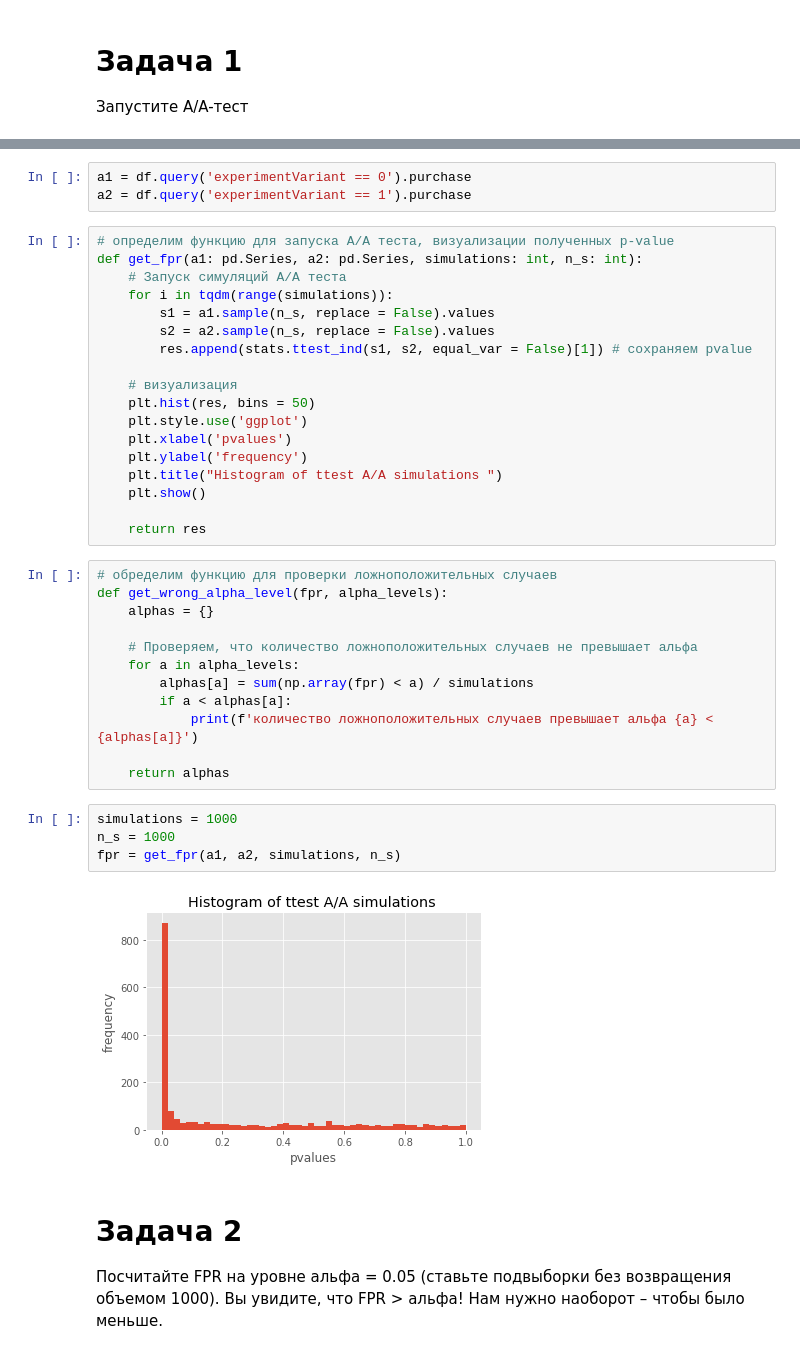
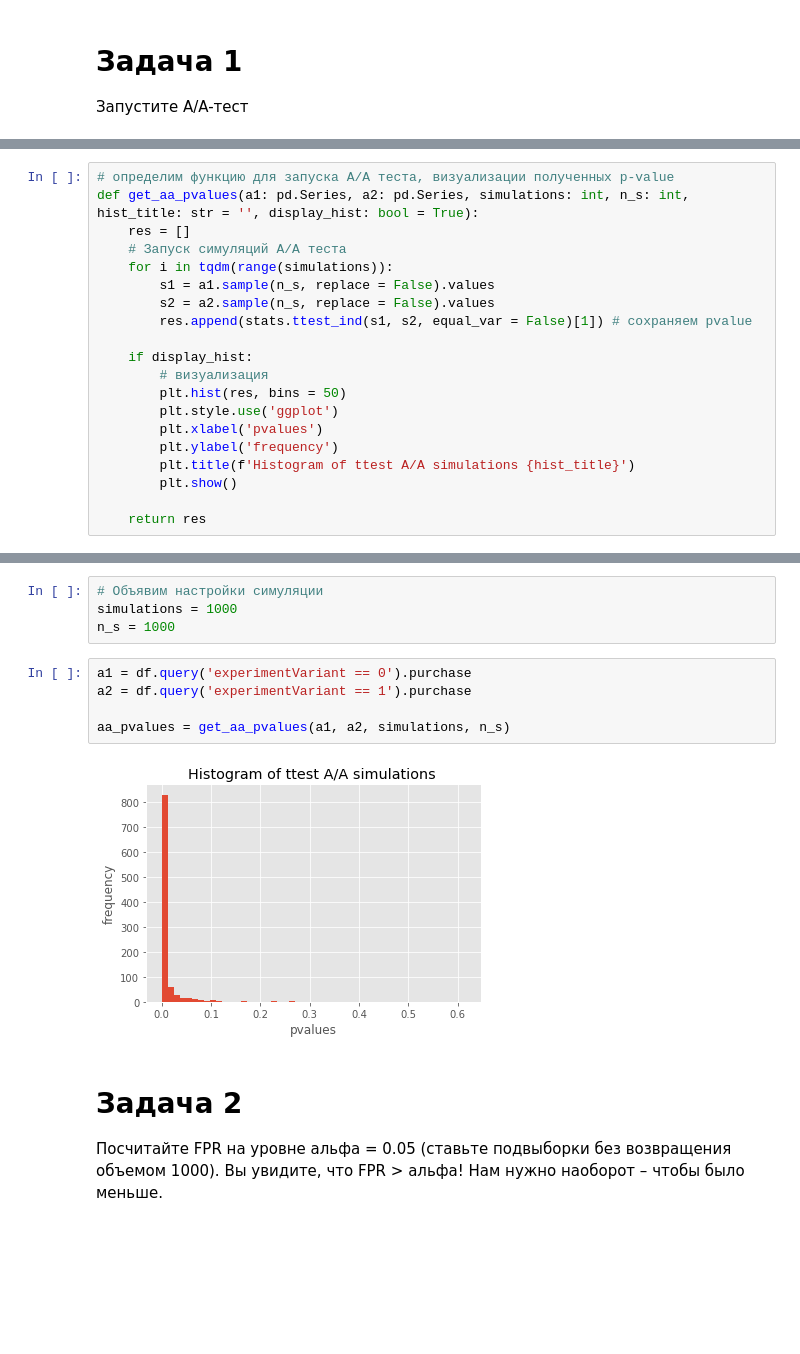
Before and after one commit to PavelSyr/da_karpov.cources, a Jupyter notebook: analitycs/05_statistics/10_AA_tests/mini_project/kc_da23_statistics_05_lesson_10.ipynb, the cells around one changed output, grey strips where cells are left out. Saved outputs shown, nothing was run; the diff lists cells and outputs as text; blank space fills up the shorter version.

```diff
--- a/analitycs/05_statistics/10_AA_tests/mini_project/kc_da23_statistics_05_lesson_10.ipynb
+++ b/analitycs/05_statistics/10_AA_tests/mini_project/kc_da23_statistics_05_lesson_10.ipynb
@@ -49,0 +51,20 @@ purchase(int64) : 2 : [0 1]
+# %%
+# определим функцию для запуска A/A теста, визуализации полученных p-value
+def get_aa_pvalues(a1: pd.Series, a2: pd.Series, simulations: int, n_s: int, hist_title: str = '', display_hist: bool = True):
+    res = []
+    # Запуск симуляций A/A теста
+    for i in tqdm(range(simulations)):
+        s1 = a1.sample(n_s, replace = False).values
+        s2 = a2.sample(n_s, replace = False).values
+        res.append(stats.ttest_ind(s1, s2, equal_var = False)[1]) # сохраняем pvalue
+
+    if display_hist:
+        # визуализация
+        plt.hist(res, bins = 50)
+        plt.style.use('ggplot')
+        plt.xlabel('pvalues')
+        plt.ylabel('frequency')
+        plt.title(f'Histogram of ttest A/A simulations {hist_title}')
+        plt.show()
+
+    return res
@@ -50,42 +92,14 @@ purchase(int64) : 2 : [0 1]
+# %%
+# Объявим настройки симуляции
+simulations = 1000
+n_s = 1000
 # %%
 a1 = df.query('experimentVariant == 0').purchase
 a2 = df.query('experimentVariant == 1').purchase
+
+aa_pvalues = get_aa_pvalues(a1, a2, simulations, n_s)
+# %% [output]
+[figure, added]
-# %%
-# определим функцию для запуска A/A теста, визуализации полученных p-value
-def get_fpr(a1: pd.Series, a2: pd.Series, simulations: int, n_s: int):
-    # Запуск симуляций A/A теста
-    for i in tqdm(range(simulations)):
-        s1 = a1.sample(n_s, replace = False).values
-        s2 = a2.sample(n_s, replace = False).values
-        res.append(stats.ttest_ind(s1, s2, equal_var = False)[1]) # сохраняем pvalue
-
-    # визуализация
-    plt.hist(res, bins = 50)
-    plt.style.use('ggplot')
-    plt.xlabel('pvalues')
-    plt.ylabel('frequency')
-    plt.title("Histogram of ttest A/A simulations ")
-    plt.show()
-
-    return res
-# %%
-# обределим функцию для проверки ложноположительных случаев
-def get_wrong_alpha_level(fpr, alpha_levels):
-    alphas = {}
-
-    # Проверяем, что количество ложноположительных случаев не превышает альфа
-    for a in alpha_levels:
-        alphas[a] = sum(np.array(fpr) < a) / simulations
-        if a < alphas[a]:
-            print(f'количество ложноположительных случаев превышает альфа {a} < {alphas[a]}')
-
-    return alphas
-# %%
-simulations = 1000
-n_s = 1000
-fpr = get_fpr(a1, a2, simulations, n_s)
-# %% [output]
-[figure, removed]
 # %% [markdown]
 # Задача 2
 Посчитайте FPR на уровне альфа = 0.05 (ставьте подвыборки без возвращения объемом 1000). Вы увидите, что FPR > альфа! Нам нужно наоборот – чтобы было меньше.
```
Also changed, not shown: parts of 28 cells of this notebook.
